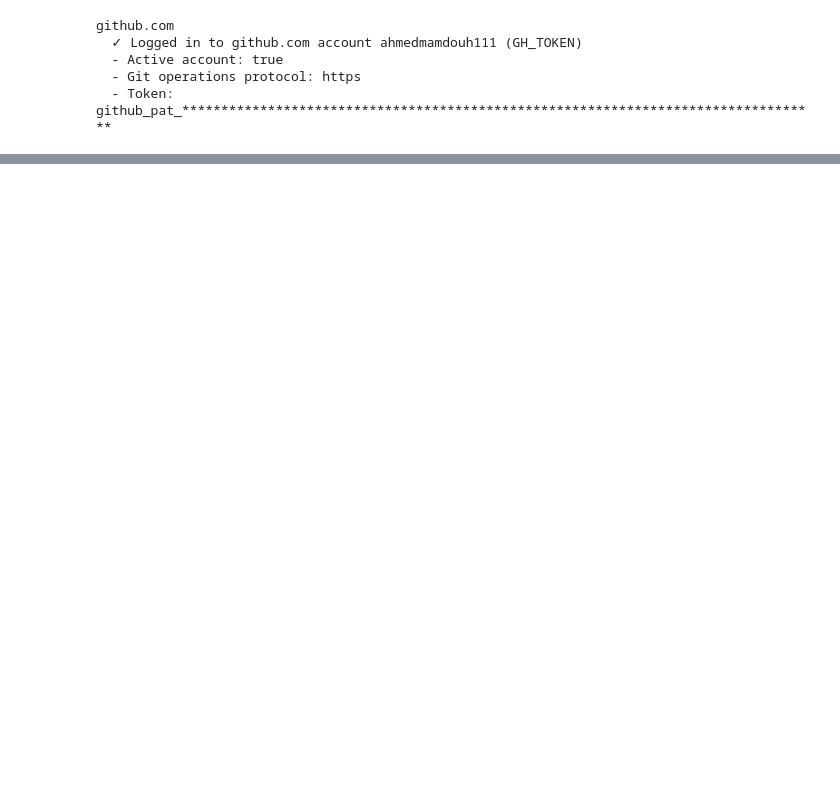
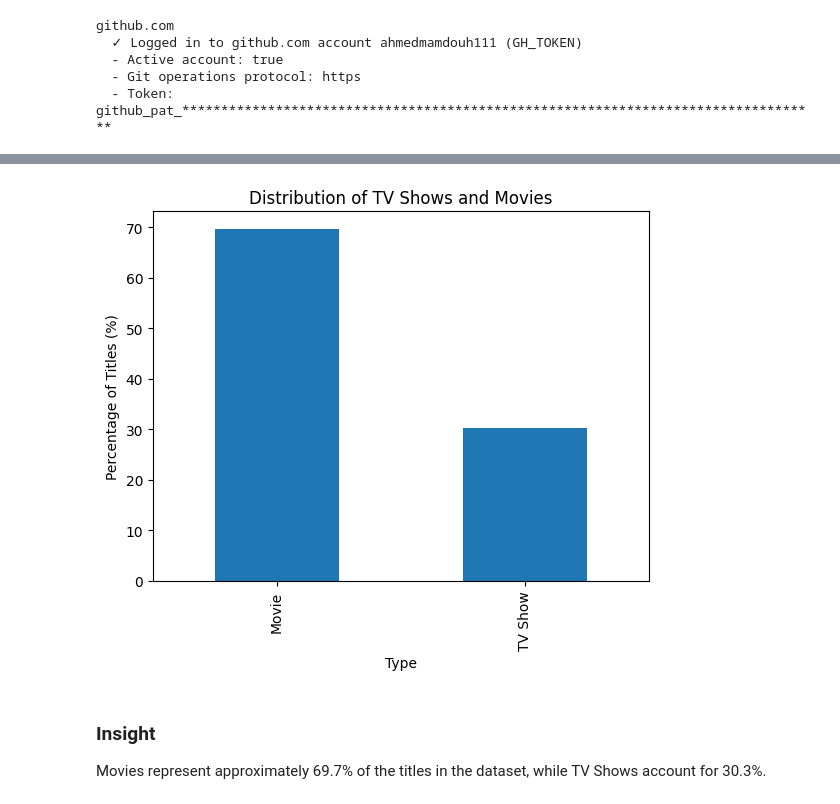
Before and after one commit to ahmedmamdouh111/Netflix-data-science-internship, a Jupyter notebook: Netflix_Data_Science_Internship.ipynb, the cells around one changed output, grey strips where cells are left out. Drawn from its saved outputs; the diff is of its cells as text; code cells hidden in the pictures; blank space fills up the shorter version.

Commit message:
Complete Task 2 exploratory data analysis

```diff
--- a/Netflix_Data_Science_Internship.ipynb
+++ b/Netflix_Data_Science_Internship.ipynb
@@ -411,0 +457,11 @@ branch 'main' set up to track 'origin/main'.
+# %%
+(data['type'].value_counts(normalize=True) * 100).plot(kind='bar')
+plt.title('Distribution of TV Shows and Movies')
+plt.xlabel('Type')
+plt.ylabel('Percentage of Titles (%)')
+plt.show()
+# %% [output]
+[figure, added]
+# %% [markdown]
+### Insight
+Movies represent approximately 69.7% of the titles in the dataset, while TV Shows account for 30.3%.
```
Also changed, not shown: parts of 44 cells of this notebook.
